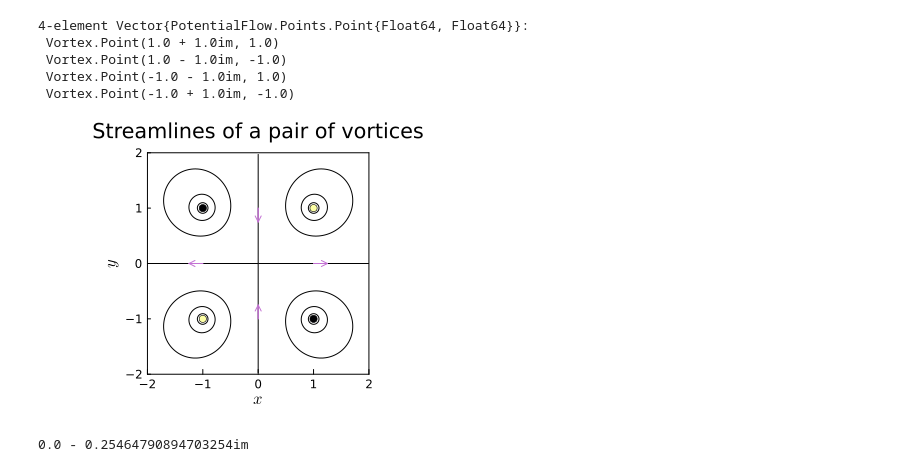
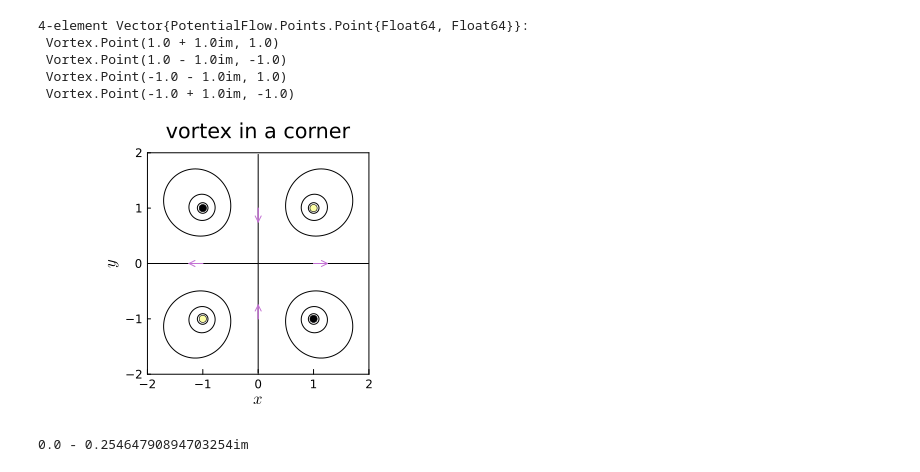
Before and after one commit to qiyuanbillwu/MAE150A, a Jupyter notebook: hw/hw2 p4.ipynb, the cells around one changed output. Saved outputs shown, nothing was run; the diff lists cells and outputs as text; code cells hidden in the pictures.

```diff
--- a/hw/hw2 p4.ipynb
+++ b/hw/hw2 p4.ipynb
@@ -64,16 +64,16 @@ v = Vortex.Point.(zvort,Γvort)
  Vortex.Point(-1.0 + 1.0im, -1.0)
 # %%
 ViscousFlow.streamfunction!(ψ,v,cache)
-p = plot(ψ,cache,color=:black,levels=range(-1,1,length=15),xlim=(-2,2),ylim=(-2,2),xlabel=L"x",ylabel=L"y",title="Streamlines of a pair of vortices",show=true)
+p = plot(ψ,cache,color=:black,levels=range(-1,1,length=15),xlim=(-2,2),ylim=(-2,2),xlabel=L"x",ylabel=L"y",title="vortex in a corner",show=true)
 plot!(p,v) ## This adds markers for the vortices
 
 x = [-1, 0 ,0, 1]
 y = [0, -1, 1, 0]
 u0 = [-0.25, 0.0, 0.0,0.25]
 v0 = [0, 0.25, -0.25,0]
 quiver!(x,y,quiver=(u0,v0))
 # %% [output]
-[figure, old version]
+[figure, new version]
 # %%
 z_eval = 0.0+1.0*im
 induce_velocity(z_eval,v,0.0)
```
